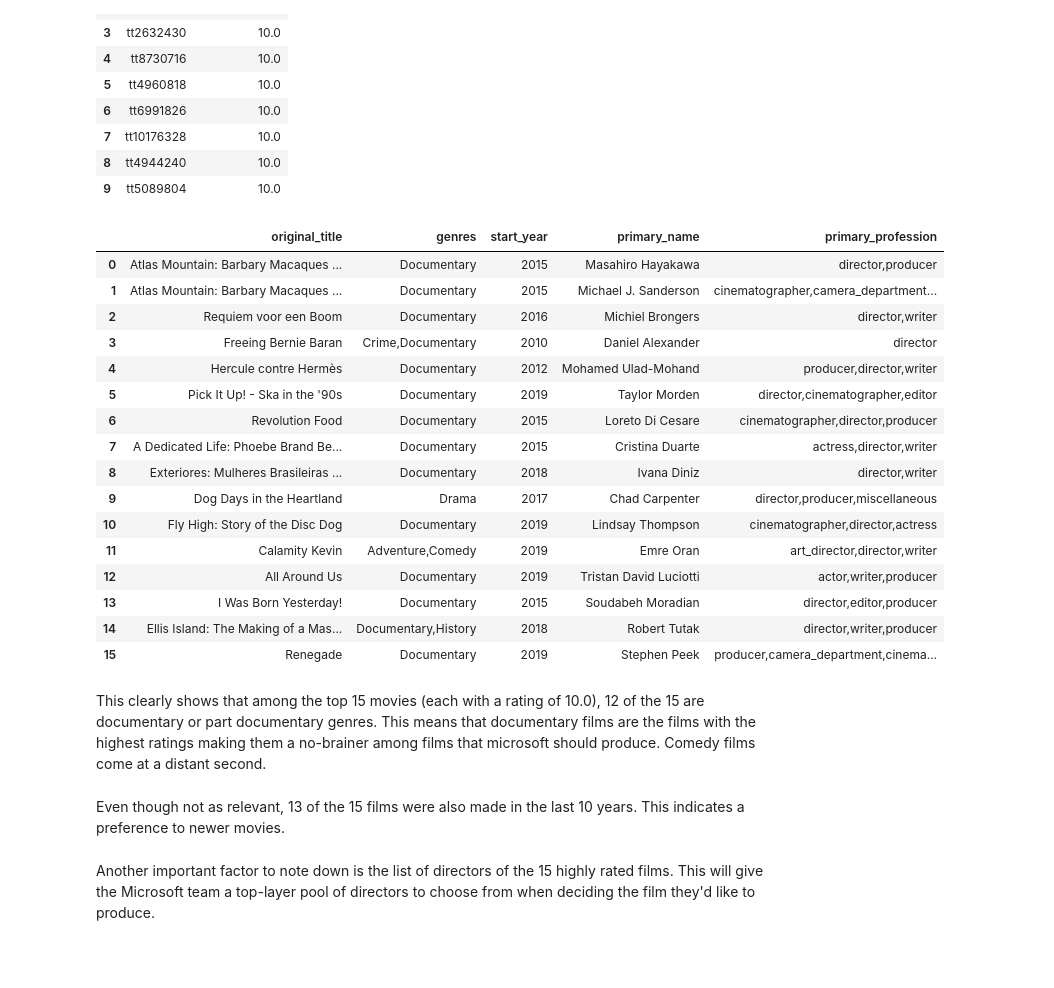
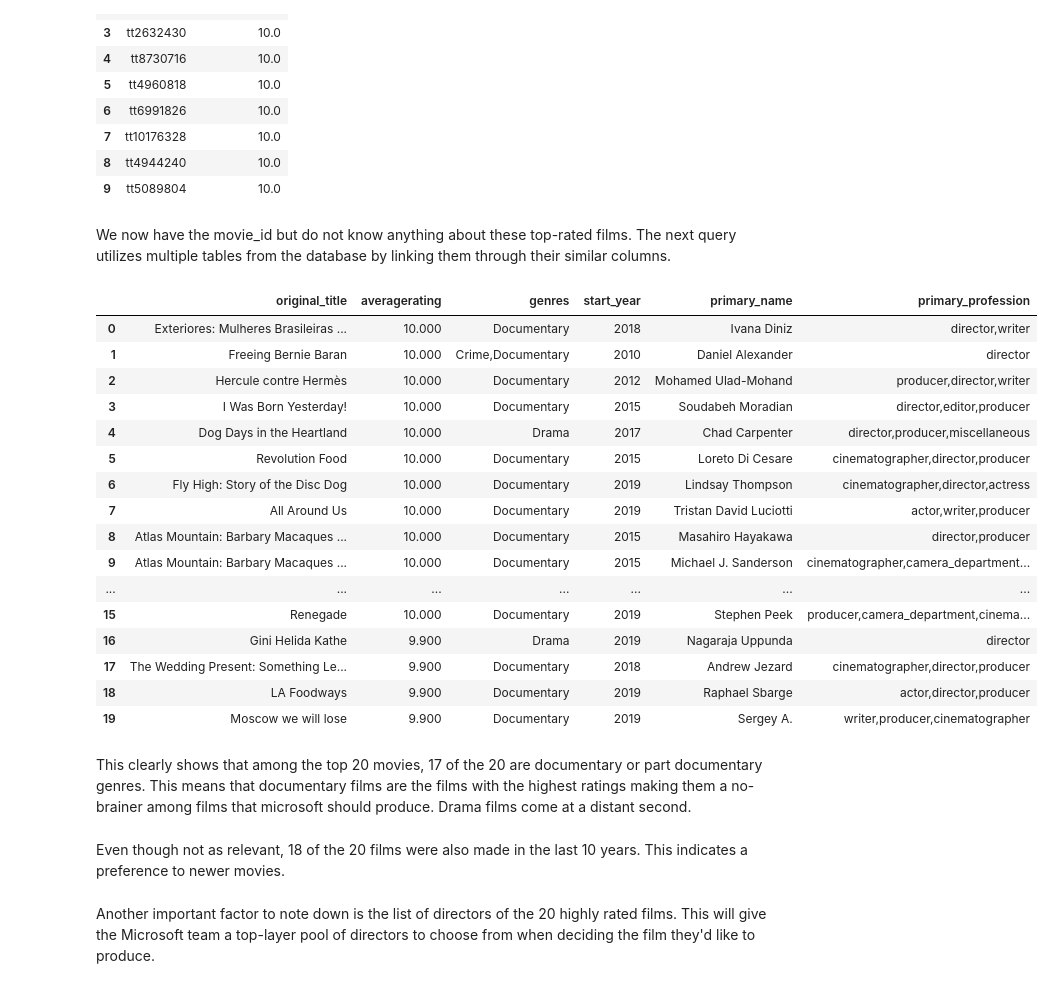
Before and after one commit to Brandon2698/Phase1_Project, a Jupyter notebook: Microsoft_Project.ipynb, the cells around one changed output. Cells and saved outputs as stored; diff of their text form; code cells hidden in the pictures; blank space fills up the shorter version.

Commit message:
Second changes on the project

```diff
--- a/Microsoft_Project.ipynb
+++ b/Microsoft_Project.ipynb
@@ -182,0 +244,15 @@ with open(reviews_file_path, 'r', newline='', encoding='utf-8') as tsv_file:
+# %%
+# Group by studio and year, summing the foreign gross
+studio_performance = gross.groupby(['studio', 'year'])['foreign_gross'].sum().reset_index()
+
+# Find the top 10 studios based on total foreign gross
+top_studios = studio_performance.groupby('studio')['foreign_gross'].sum().sort_values(ascending=False).head(10).reset_index()
+
+# Add a rank column based on total foreign gross
+top_studios['rank'] = top_studios['foreign_gross'].rank(ascending=False, method='dense')
+
+# Set display options to show full numbers without scientific notation
+pd.set_option('display.float_format', lambda x: '%.3f' % x)
+
+# Display the ranked list of top 10 studios
+print(top_studios[['rank', 'studio', 'foreign_gross']])
@@ -252,37 +352,40 @@ pd.read_sql(fourth_query, conn)
 | 7 | tt10176328 | 10.0 |
 | 8 | tt4944240 | 10.0 |
 | 9 | tt5089804 | 10.0 |
+# %% [markdown]
+We now have the movie_id but do not know anything about these top-rated films. The next query utilizes multiple tables from the database by linking them through their similar columns.
 # %%
-fifth_query = '''
-   SELECT DISTINCT original_title, genres, start_year, primary_name, primary_profession
+fourth_query = '''
+   SELECT DISTINCT original_title, averagerating, genres, start_year, primary_name, primary_profession
    FROM movie_basics
    JOIN movie_ratings ON movie_basics.movie_id = movie_ratings.movie_id
    JOIN directors ON movie_ratings.movie_id = directors.movie_id
    JOIN persons ON directors.person_id = persons.person_id
-   WHERE movie_ratings.averagerating = 10.0;
+   ORDER BY averagerating DESC
+   LIMIT 20;
 '''
-pd.read_sql(fifth_query, conn)
+pd.read_sql(fourth_query, conn)
 # %% [output]
-|  | original_title | genres | start_year | primary_name | primary_profession |
-| 0 | Atlas Mountain: Barbary Macaques ... | Documentary | 2015 | Masahiro Hayakawa | director,producer |
-| 1 | Atlas Mountain: Barbary Macaques ... | Documentary | 2015 | Michael J. Sanderson | cinematographer,camera_department... |
-| 2 | Requiem voor een Boom | Documentary | 2016 | Michiel Brongers | director,writer |
-| 3 | Freeing Bernie Baran | Crime,Documentary | 2010 | Daniel Alexander | director |
-| 4 | Hercule contre Hermès | Documentary | 2012 | Mohamed Ulad-Mohand | producer,director,writer |
-| 5 | Pick It Up! - Ska in the '90s | Documentary | 2019 | Taylor Morden | director,cinematographer,editor |
-| 6 | Revolution Food | Documentary | 2015 | Loreto Di Cesare | cinematographer,director,producer |
-| 7 | A Dedicated Life: Phoebe Brand Be... | Documentary | 2015 | Cristina Duarte | actress,director,writer |
-| 8 | Exteriores: Mulheres Brasileiras ... | Documentary | 2018 | Ivana Diniz | director,writer |
-| 9 | Dog Days in the Heartland | Drama | 2017 | Chad Carpenter | director,producer,miscellaneous |
-| 10 | Fly High: Story of the Disc Dog | Documentary | 2019 | Lindsay Thompson | cinematographer,director,actress |
-| 11 | Calamity Kevin | Adventure,Comedy | 2019 | Emre Oran | art_director,director,writer |
-| 12 | All Around Us | Documentary | 2019 | Tristan David Luciotti | actor,writer,producer |
-| 13 | I Was Born Yesterday! | Documentary | 2015 | Soudabeh Moradian | director,editor,producer |
-| 14 | Ellis Island: The Making of a Mas... | Documentary,History | 2018 | Robert Tutak | director,writer,producer |
-| 15 | Renegade | Documentary | 2019 | Stephen Peek | producer,camera_department,cinema... |
+|  | original_title | averagerating | genres | start_year | primary_name | primary_profession |
+| 0 | Exteriores: Mulheres Brasileiras ... | 10.000 | Documentary | 2018 | Ivana Diniz | director,writer |
+| 1 | Freeing Bernie Baran | 10.000 | Crime,Documentary | 2010 | Daniel Alexander | director |
+| 2 | Hercule contre Hermès | 10.000 | Documentary | 2012 | Mohamed Ulad-Mohand | producer,director,writer |
+| 3 | I Was Born Yesterday! | 10.000 | Documentary | 2015 | Soudabeh Moradian | director,editor,producer |
+| 4 | Dog Days in the Heartland | 10.000 | Drama | 2017 | Chad Carpenter | director,producer,miscellaneous |
+| 5 | Revolution Food | 10.000 | Documentary | 2015 | Loreto Di Cesare | cinematographer,director,producer |
+| 6 | Fly High: Story of the Disc Dog | 10.000 | Documentary | 2019 | Lindsay Thompson | cinematographer,director,actress |
+| 7 | All Around Us | 10.000 | Documentary | 2019 | Tristan David Luciotti | actor,writer,producer |
+| 8 | Atlas Mountain: Barbary Macaques ... | 10.000 | Documentary | 2015 | Masahiro Hayakawa | director,producer |
+| 9 | Atlas Mountain: Barbary Macaques ... | 10.000 | Documentary | 2015 | Michael J. Sanderson | cinematographer,camera_department... |
+| ... | ... | ... | ... | ... | ... | ... |
+| 15 | Renegade | 10.000 | Documentary | 2019 | Stephen Peek | producer,camera_department,cinema... |
+| 16 | Gini Helida Kathe | 9.900 | Drama | 2019 | Nagaraja Uppunda | director |
+| 17 | The Wedding Present: Something Le... | 9.900 | Documentary | 2018 | Andrew Jezard | cinematographer,director,producer |
+| 18 | LA Foodways | 9.900 | Documentary | 2019 | Raphael Sbarge | actor,director,producer |
+| 19 | Moscow we will lose | 9.900 | Documentary | 2019 | Sergey A. | writer,producer,cinematographer |
 # %% [markdown]
-This clearly shows that among the top 15 movies (each with a rating of 10.0), 12 of the 15 are documentary or part documentary genres. This means that documentary films are the films with the highest ratings making them a no-brainer among films that microsoft should produce. Comedy films come at a distant second.
+This clearly shows that among the top 20 movies, 17 of the 20 are documentary or part documentary genres. This means that documentary films are the films with the highest ratings making them a no-brainer among films that microsoft should produce. Drama films come at a distant second.
 # %% [markdown]
-Even though not as relevant, 13 of the 15 films were also made in the last 10 years. This indicates a preference to newer movies.
+Even though not as relevant, 18 of the 20 films were also made in the last 10 years. This indicates a preference to newer movies.
 # %% [markdown]
-Another important factor to note down is the list of directors of the 15 highly rated films. This will give the Microsoft team a top-layer pool of directors to choose from when deciding the film they'd like to produce.
+Another important factor to note down is the list of directors of the 20 highly rated films. This will give the Microsoft team a top-layer pool of directors to choose from when deciding the film they'd like to produce.
```
Also changed, not shown: parts of 67 cells of this notebook.
